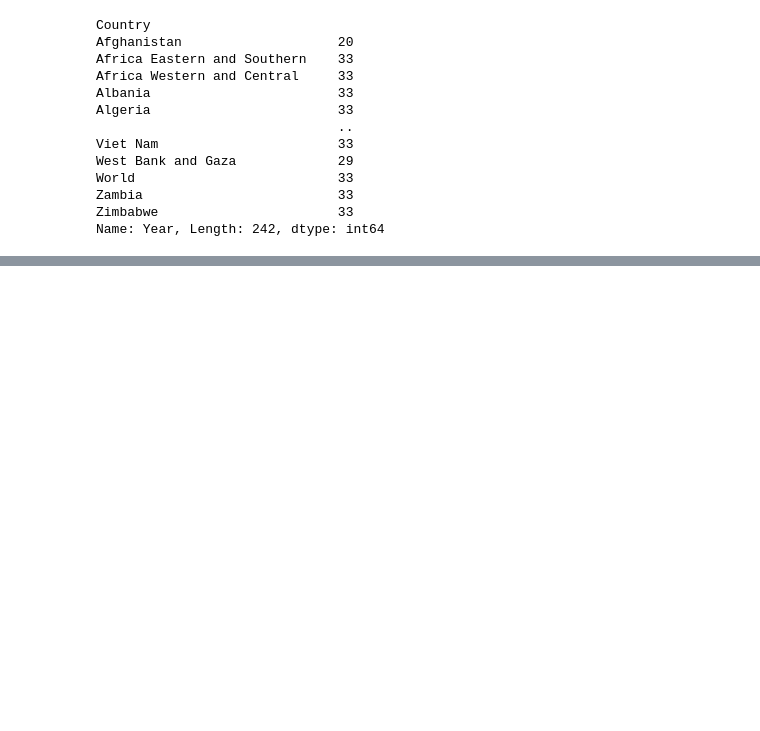
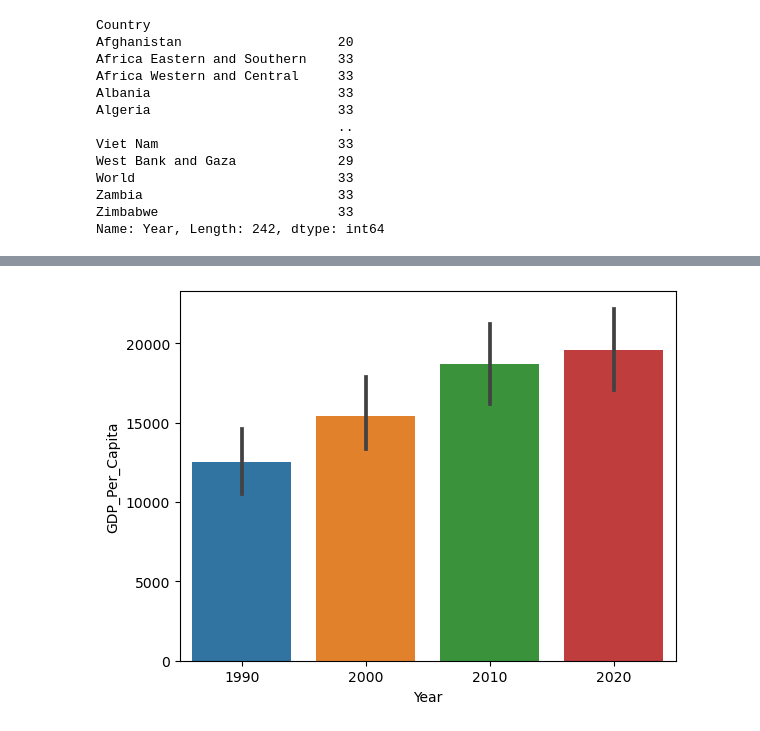
Before and after one commit to NSS-Data-Analytics-Cohort-10/gdp-and-internet-usage-HTMIV, a Jupyter notebook: Notebooks/Percapita.ipynb, the cells around one changed output, grey strips where cells are left out. Saved outputs shown, nothing was run; the diff lists cells and outputs as text; code cells hidden in the pictures; blank space fills up the shorter version.

```diff
--- a/Notebooks/Percapita.ipynb
+++ b/Notebooks/Percapita.ipynb
@@ -144,0 +161,4 @@ print(median_gdp.GDP_Per_Capita.median())
+# %%
+sns.barplot(data = gdp_decades, x = "Year", y = "GDP_Per_Capita");
+# %% [output]
+[figure, added]
```
Also changed, not shown: parts of 25 cells of this notebook.
